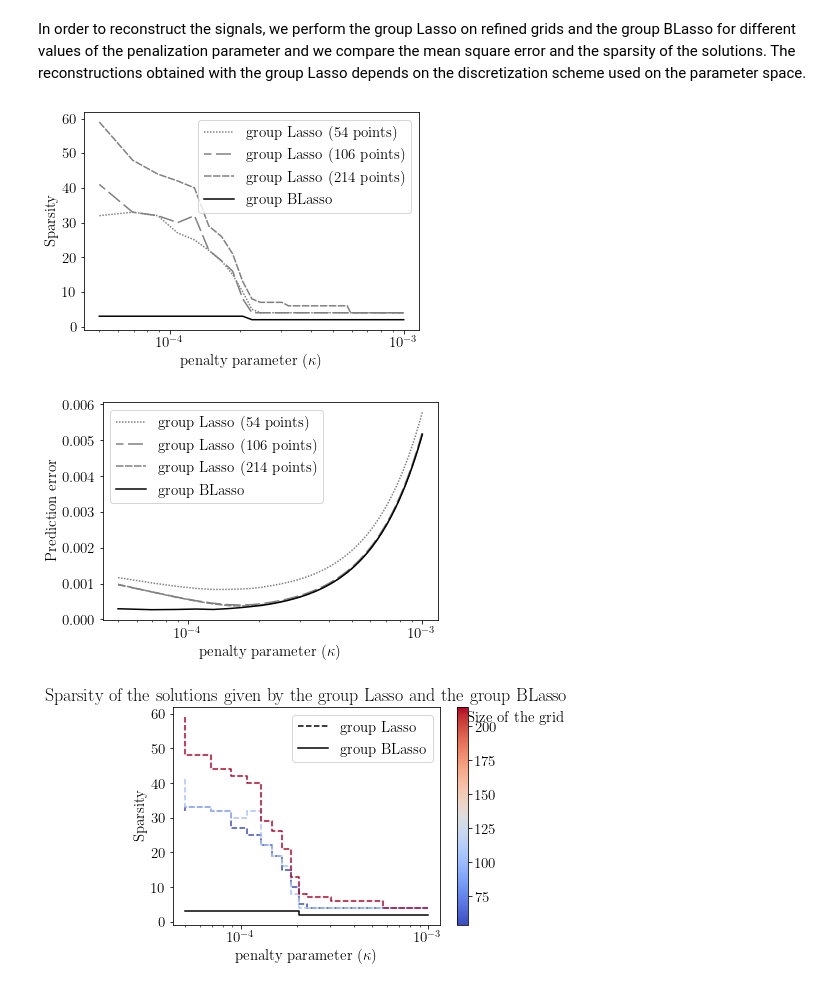
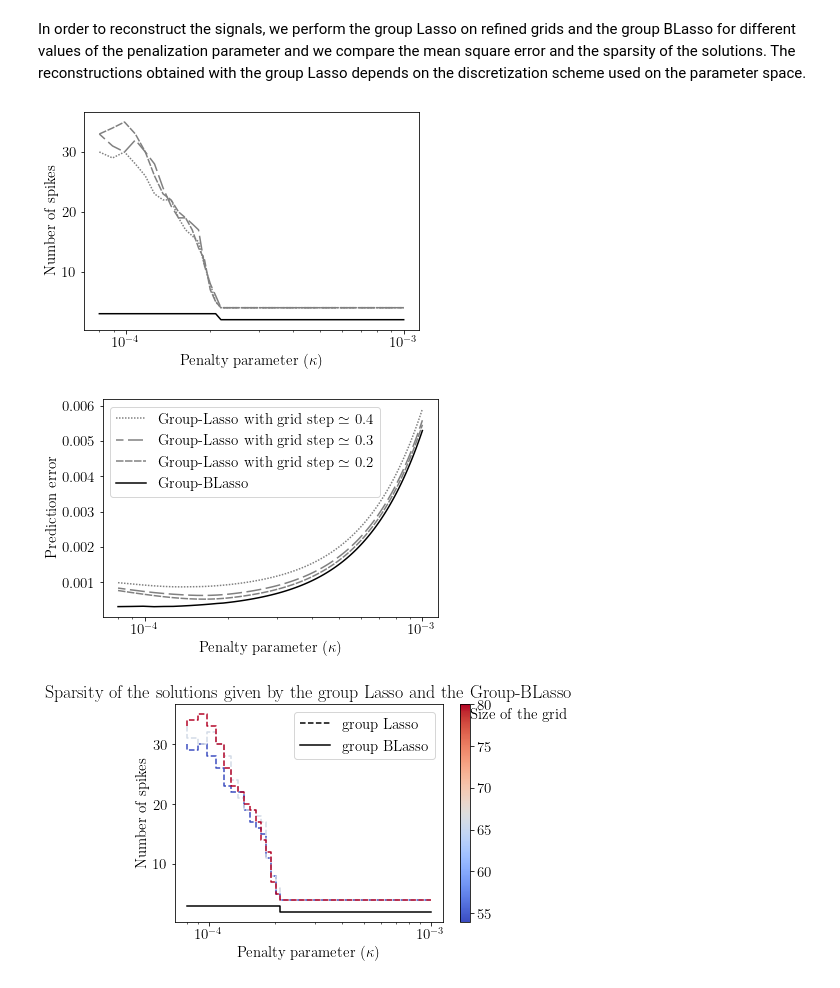
Before and after one commit to ClementHardy/PySFW, a Jupyter notebook: examples/example_comparison_group_lasso.ipynb, the cells around one changed output. Cells and saved outputs as stored; diff of their text form; code cells hidden in the pictures.

Commit message:
example_group_lasso

```diff
--- a/examples/example_comparison_group_lasso.ipynb
+++ b/examples/example_comparison_group_lasso.ipynb
@@ -127,14 +127,15 @@ K = 50
 In order to reconstruct the signals, we perform the group Lasso on refined grids and the group BLasso for different values of the penalization parameter and we compare the mean square error and the sparsity of the solutions. The reconstructions obtained with the group Lasso depends on the discretization scheme used on the parameter space.
 # %%
 nb_refinements = 3
-nb_penalization = 50
+nb_penalization = 100
 MSE_grid_GL  = np.zeros((nb_refinements,nb_penalization))
 MSE_GBL  = np.zeros(nb_penalization)
 sparsity_grid_GL = np.zeros((nb_refinements,nb_penalization))
 sparsity_GBL = np.zeros(nb_penalization)
 length_grids_GL = np.zeros(nb_refinements)
-N_start = 3
-lbda = np.linspace(5e-5, 1e-3, nb_penalization)
+step_grids_GL =  np.zeros(nb_refinements)
+N_start = 4
+lbda = np.linspace(8e-5, 1e-3, nb_penalization)
 
 for j in range(nb_penalization):
     #group BLasso
@@ -147,11 +148,12 @@ for j in range(nb_penalization):
     MSE_GBL[j] =  (1. / (T * n)) * np.linalg.norm(BPHI - BPHI_optim, ord = 'fro')**2
     #group Lasso
     for i in range(N_start,nb_refinements+N_start):
-        step_grid = delta / (2**i)
+        step_grid = delta / (2*i)
         positive_grid =  np.arange(step_grid/2, 10,step_grid)
         negative_grid = np.sort(-1*positive_grid)
         grid_parameter = np.hstack((negative_grid ,positive_grid))
         length_grids_GL[i-N_start]  = len(grid_parameter)
+        step_grids_GL[i-N_start]  =  step_grid
         table = np.zeros((len(grid_parameter),1))
         table[:,0] = grid_parameter
         design_matrix = build_Phi(times, table, len(grid_parameter), 0, True,expo_1D)
@@ -159,26 +161,26 @@ for j in range(nb_penalization):
         BPHI_GL = np.dot(coef_GL,design_matrix.T)
         MSE_grid_GL[i-N_start,j] = (1. /( T * n)) * np.linalg.norm(BPHI - BPHI_GL, ord='fro')**2
         norms_features = np.linalg.norm(coef_GL,ord = 2, axis = 0)
-        sparsity_grid_GL[i-N_start,j] = np.size(norms_features[norms_features > 0])
+        sparsity_grid_GL[i-N_start,j] = np.size(norms_features[norms_features > threshold])
 # %%
 linestyles = [(0, (1, 1)),(5, (10, 3)),(0, (5, 1))]
 
 
 plt.rc('text', usetex=True)
 plt.rc('font', family='serif')
 plt.rcParams.update({'font.size': 15})
 fig, ax = plt.subplots()
-for i in range(len(length_grids_GL)):
-    ax.plot(lbda, sparsity_grid_GL[i,:], color = 'grey', linestyle = linestyles[i%3], label = 'group Lasso ({} points)'.format(int(length_grids_GL[i])))
-ax.plot(lbda, sparsity_GBL, color = 'black', linestyle = 'solid', label = 'group BLasso')
-#ax.set_title('Sparsity of the solutions given by the group Lasso and the group BLasso')
-plt.ylabel('Sparsity')
-plt.xlabel('penalty parameter ($\kappa$)')
+for i in range(len(step_grids_GL)):
+    ax.plot(lbda, sparsity_grid_GL[i,:], color = 'grey', linestyle = linestyles[i%3], label = 'Group-Lasso with grid step $\simeq$ {:.1e}'.format(step_grids_GL[i]))
+ax.plot(lbda, sparsity_GBL, color = 'black', linestyle = 'solid', label = 'Group-BLasso')
+#ax.set_title('Sparsity of the solutions given by the group Lasso and the Group-BLasso')
+plt.ylabel('Number of spikes')
+plt.xlabel('Penalty parameter ($\kappa$)')
 plt.xscale('log')
-plt.legend()
+#plt.legend()
 plt.show()
 # %% [output]
-[figure, old version]
+[figure, new version]
 # %%
 linestyles = [(0, (1, 1)),(5, (10, 3)),(0, (5, 1))]
 
@@ -188,18 +190,18 @@ plt.rc('text', usetex=True)
 plt.rc('font', family='serif')
 plt.rcParams.update({'font.size': 15})
 fig, ax = plt.subplots()
-for i in range(len(length_grids_GL)):
-    ax.plot(lbda, MSE_grid_GL[i,:], color = 'grey', linestyle = linestyles[i%3], label = 'group Lasso ({} points)'.format(int(length_grids_GL[i])))
-ax.plot(lbda, MSE_GBL, color = 'black', linestyle = 'solid', label = 'group BLasso')
+for i in range(len(step_grids_GL)):
+    ax.plot(lbda, MSE_grid_GL[i,:], color = 'grey', linestyle = linestyles[i%3], label = 'Group-Lasso with grid step $ \simeq $ {:.1f}'.format(step_grids_GL[i]))
+ax.plot(lbda, MSE_GBL, color = 'black', linestyle = 'solid', label = 'Group-BLasso')
 
 #ax.set_title('Prediction errors obtained by the group Lasso and the group BLasso')
 plt.ylabel('Prediction error')
-plt.xlabel('penalty parameter ($\kappa$)')
+plt.xlabel('Penalty parameter ($\kappa$)')
 plt.legend()
 plt.xscale('log')
 plt.show()
 # %% [output]
-[figure, old version]
+[figure, new version]
 # %%
 
 param_values = length_grids_GL
@@ -226,13 +228,13 @@ custom_lines = [Line2D([0], [0], color='black', linestyle='dashed'),
 ax.legend(custom_lines,  ['group Lasso', 'group BLasso'])
 
 
-ax.set_title('Sparsity of the solutions given by the group Lasso and the group BLasso')
-plt.ylabel('Sparsity')
-plt.xlabel('penalty parameter ($\kappa$)')
+ax.set_title('Sparsity of the solutions given by the group Lasso and the Group-BLasso')
+plt.ylabel('Number of spikes')
+plt.xlabel('Penalty parameter ($\kappa$)')
 plt.xscale('log')
 plt.show()
 # %% [output]
-[figure, old version]
+[figure, new version]
 # %%
 
 plt.rc('text', usetex=True)
```
Also changed, not shown: parts of 2 cells of this notebook.
